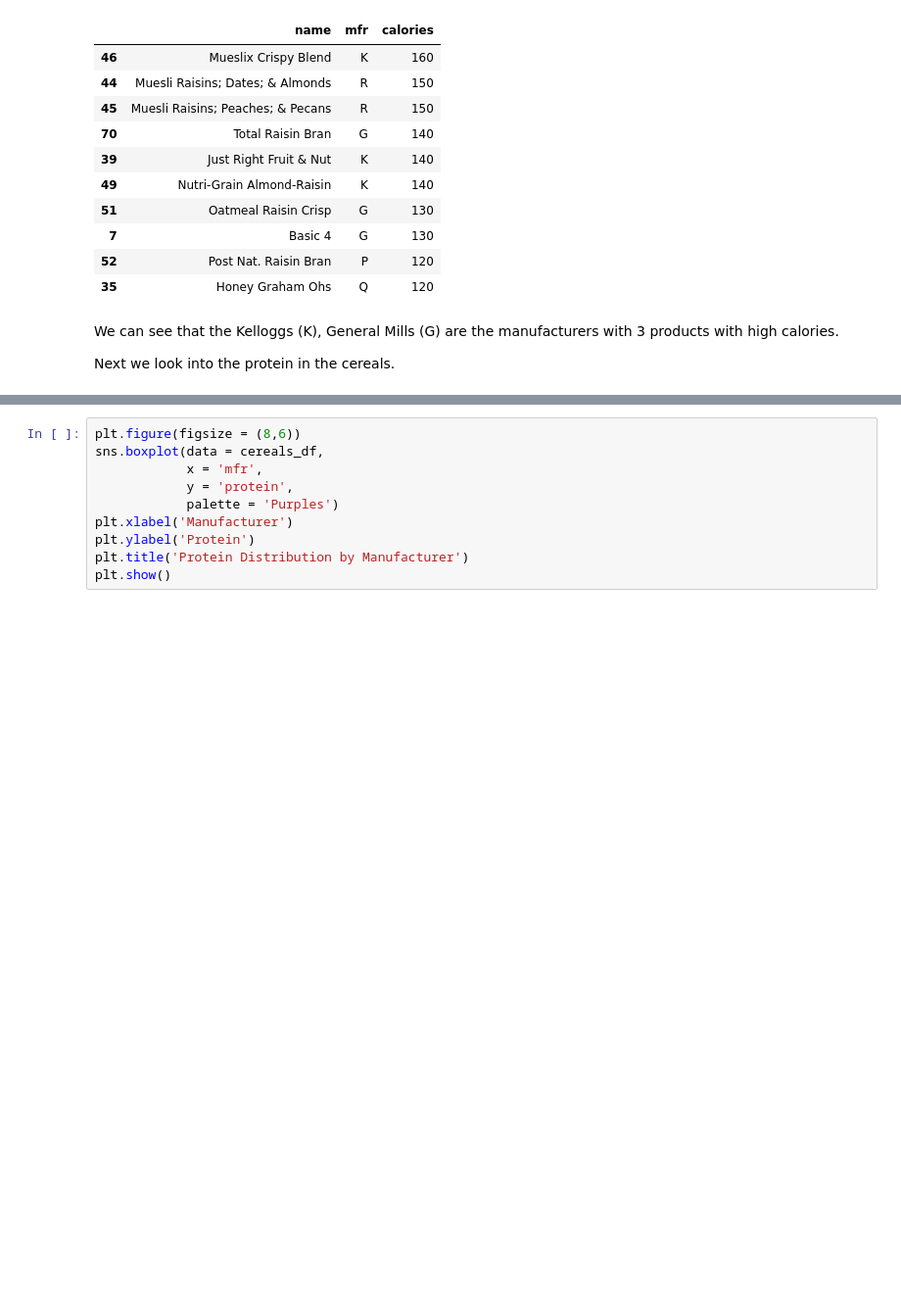
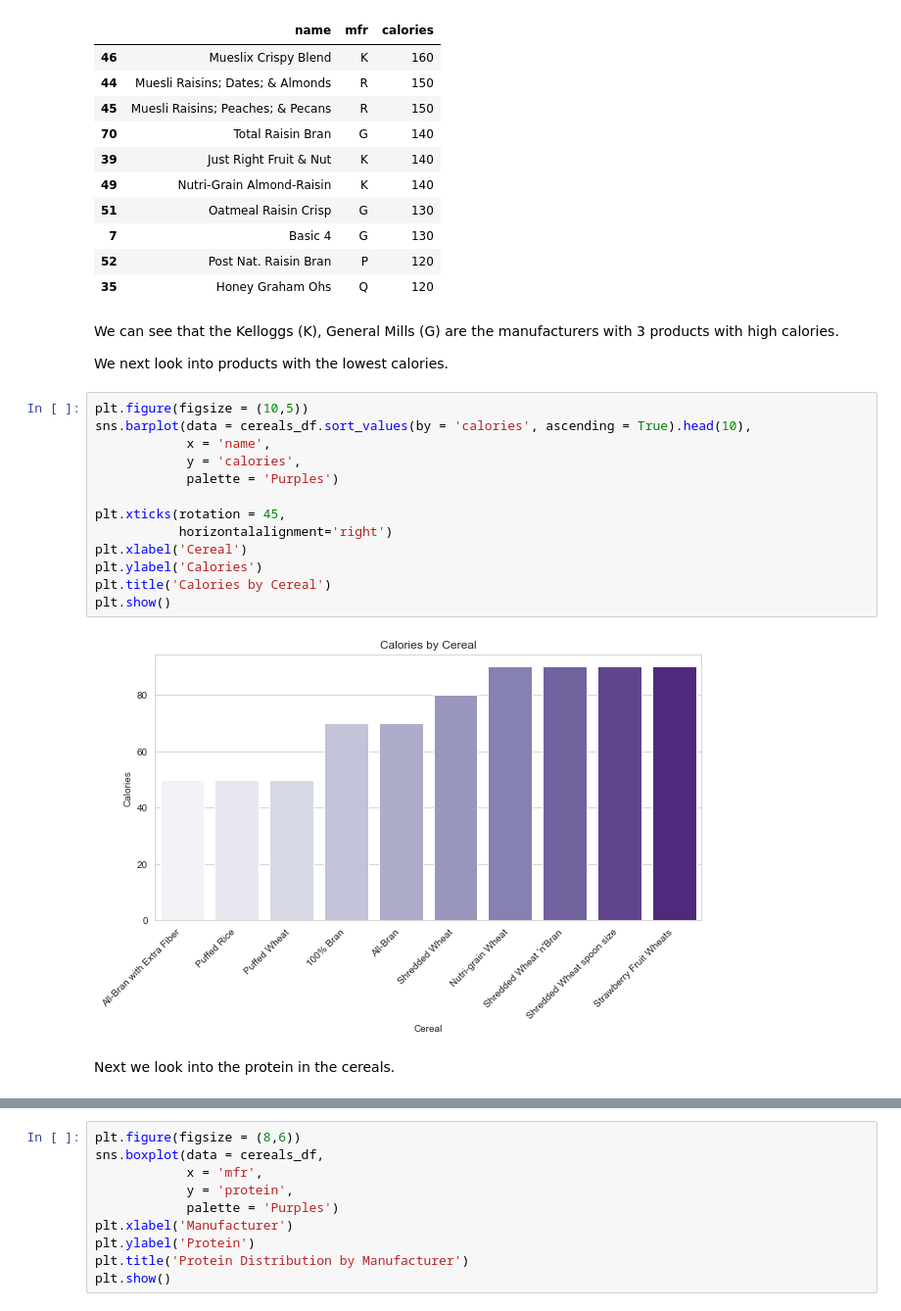
Before and after one commit to ayg15/cereals, a Jupyter notebook: Cereals EDA.ipynb, the cells around one changed output, grey strips where cells are left out. Shown at 98% size. Drawn from its saved outputs; the diff is of its cells as text; blank space fills up the shorter version.

```diff
--- a/Cereals EDA.ipynb
+++ b/Cereals EDA.ipynb
@@ -228,7 +228,25 @@ cereals_df.sort_values(by = 'calories', ascending = False).head(10)[['name','mfr
 # %% [markdown]
 We can see that the Kelloggs (K), General Mills (G) are the manufacturers with 3 products with high calories.
 
-Next we look into the protein in the cereals.
+We next look into products with the lowest calories.
+# %%
+plt.figure(figsize = (10,5))
+sns.barplot(data = cereals_df.sort_values(by = 'calories', ascending = True).head(10),
+            x = 'name',
+            y = 'calories',
+            palette = 'Purples')
+
+plt.xticks(rotation = 45,
+           horizontalalignment='right')
+plt.xlabel('Cereal')
+plt.ylabel('Calories')
+plt.title('Calories by Cereal')
+plt.show()
+# %% [output]
+[figure, added]
+# %% [markdown]
+
+Next we look into the protein in the cereals.
 # %%
 plt.figure(figsize = (8,5))
 sns.barplot(data = cereals_df,
```
Also changed, not shown: parts of 54 cells of this notebook.
